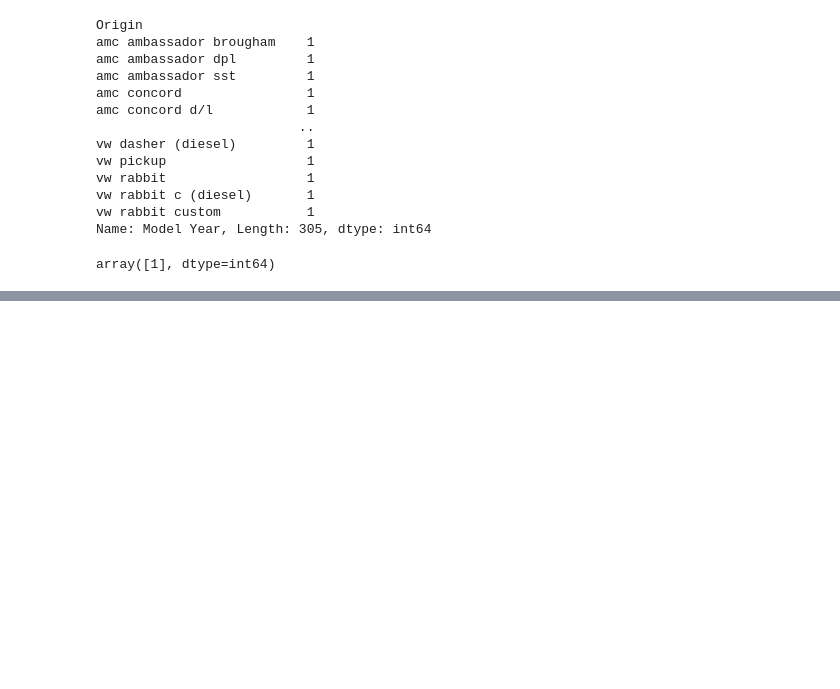
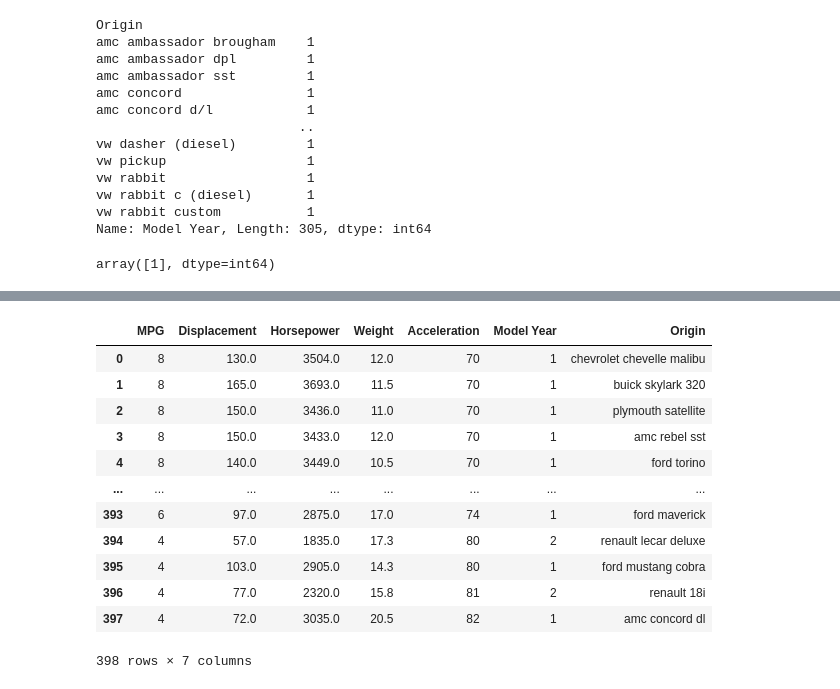
Before and after one commit to badro97/BigData_Predict, a Jupyter notebook: ch4/auto_mpg.ipynb, the cells around one changed output, grey strips where cells are left out. Cells and saved outputs as stored; diff of their text form; code cells hidden in the pictures; blank space fills up the shorter version.

```diff
--- a/ch4/auto_mpg.ipynb
+++ b/ch4/auto_mpg.ipynb
@@ -146,0 +207,3 @@ array([1], dtype=int64)
+# %%
+pred_disp_tmp = pred_disp.drop(columns=['Origin','Model Year'])
+pred_disp_tmp
@@ -146,0 +218,3 @@ array([1], dtype=int64)
+# %%
+df_tmp = df.drop(columns=['Origin','Model Year'])
+df_tmp
@@ -146,0 +235,3 @@ array([1], dtype=int64)
+# %%
+df_tmp = df_tmp.dropna(subset='Displacement', axis=0)
+df_tmp
@@ -146,0 +252,16 @@ array([1], dtype=int64)
+# %%
+# 독립변수와 종속변수 설정
+x = df_tmp.drop(columns=['Displacement'])
+y = df_tmp['Displacement']
+
+# 회귀 모델 학습
+model = LinearRegression()
+model.fit(x, y)
+
+# 모든 데이터에 대해 예측
+xx = pred_disp_tmp.drop(columns=['Displacement'])
+yy = model.predict(xx)
+
+pred_disp['Displacement'] = yy
+pred_disp['Displacement'] = pred_disp['Displacement'].apply(lambda x: round(x, 0))
+pred_disp
@@ -146,0 +281,19 @@ array([1], dtype=int64)
+# %%
+df = df.dropna(subset='Displacement', axis=0)
+final_df = pd.concat([df, pred_disp])
+final_df.reset_index(drop=True, inplace=True)
+final_df
+# %% [output]
+|  | MPG | Displacement | Horsepower | Weight | Acceleration | Model Year | Origin |
+| 0 | 8 | 130.0 | 3504.0 | 12.0 | 70 | 1 | chevrolet chevelle malibu |
+| 1 | 8 | 165.0 | 3693.0 | 11.5 | 70 | 1 | buick skylark 320 |
+| 2 | 8 | 150.0 | 3436.0 | 11.0 | 70 | 1 | plymouth satellite |
+| 3 | 8 | 150.0 | 3433.0 | 12.0 | 70 | 1 | amc rebel sst |
+| 4 | 8 | 140.0 | 3449.0 | 10.5 | 70 | 1 | ford torino |
+| ... | ... | ... | ... | ... | ... | ... | ... |
+| 393 | 6 | 97.0 | 2875.0 | 17.0 | 74 | 1 | ford maverick |
+| 394 | 4 | 57.0 | 1835.0 | 17.3 | 80 | 2 | renault lecar deluxe |
+| 395 | 4 | 103.0 | 2905.0 | 14.3 | 80 | 1 | ford mustang cobra |
+| 396 | 4 | 77.0 | 2320.0 | 15.8 | 81 | 2 | renault 18i |
+| 397 | 4 | 72.0 | 3035.0 | 20.5 | 82 | 1 | amc concord dl |
+398 rows × 7 columns
```
Also changed, not shown: parts of 20 cells of this notebook, 3 other files.
